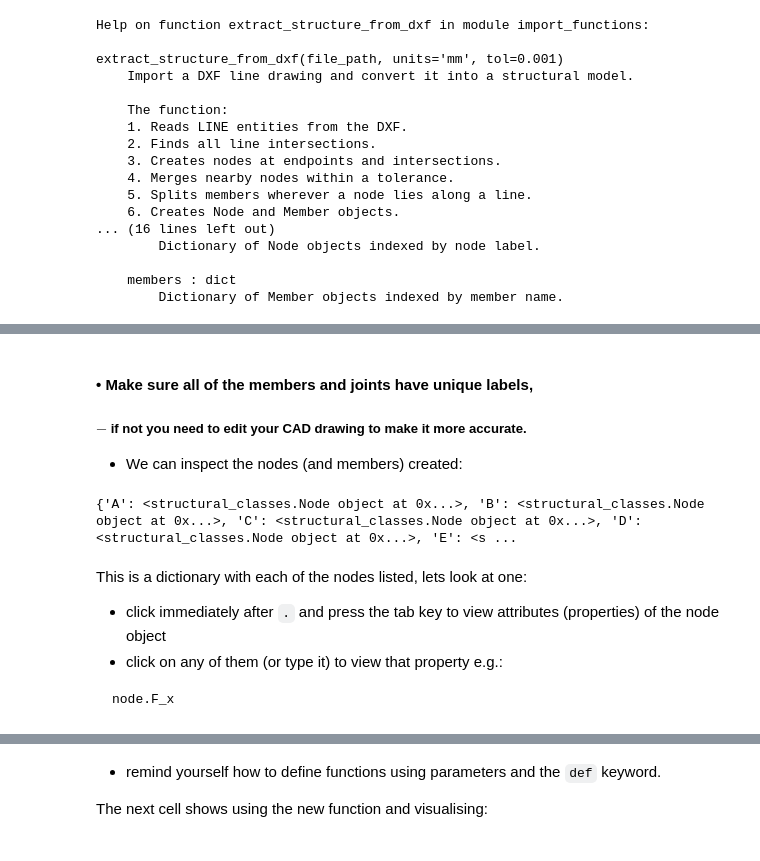
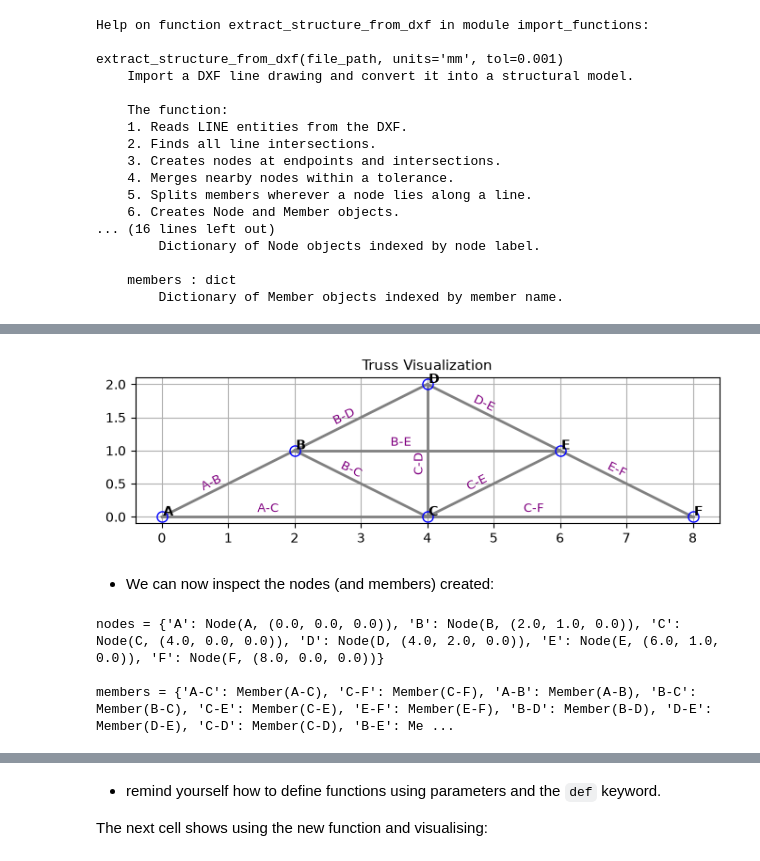
Before and after one commit to AR10498/AR1-Design-Project, a Jupyter notebook: AR10498_Part1_2027.ipynb, the cells around one changed output, grey strips where cells are left out. Saved outputs shown, nothing was run; the diff lists cells and outputs as text; code cells hidden in the pictures.

````diff
--- a/AR10498_Part1_2027.ipynb
+++ b/AR10498_Part1_2027.ipynb
@@ -60,18 +66,20 @@ fig,ax = visualize_truss(nodes, members, textscale=1, show_node_labels=True, sho
+# %%
+############################################
+### MODEL ANSWER - REMOVE BEFORE RELEASE ###
+############################################
+
+nodes, members = extract_structure_from_dxf('structure.dxf', units='mm', tol=0.1)
+fig,ax = visualize_truss(nodes, members, textscale=1, show_node_labels=True, show_member_labels=True)
+# %% [output]
+[figure, added]
 # %% [markdown]
-#### &bullet; **Make sure all of the members and joints have unique labels,**
-#####      $-$ if not you need to edit your CAD drawing to make it more accurate.
-
-* We can inspect the nodes (and members) created:
+* We can now inspect the nodes (and members) created:
 # %%
 # list the nodes
-print(nodes)
+print("nodes =", nodes)
+print()
+print("members =", members)
 # %% [output]
-{'A': <structural_classes.Node object at 0x...>, 'B': <structural_classes.Node object at 0x...>, 'C': <structural_classes.Node object at 0x...>, 'D': <structural_classes.Node object at 0x...>, 'E': <s ...
+nodes = {'A': Node(A, (0.0, 0.0, 0.0)), 'B': Node(B, (2.0, 1.0, 0.0)), 'C': Node(C, (4.0, 0.0, 0.0)), 'D': Node(D, (4.0, 2.0, 0.0)), 'E': Node(E, (6.0, 1.0, 0.0)), 'F': Node(F, (8.0, 0.0, 0.0))}
+
+members = {'A-C': Member(A-C), 'C-F': Member(C-F), 'A-B': Member(A-B), 'B-C': Member(B-C), 'C-E': Member(C-E), 'E-F': Member(E-F), 'B-D': Member(B-D), 'D-E': Member(D-E), 'C-D': Member(C-D), 'B-E': Me ...
-# %% [markdown]
-This is a dictionary with each of the nodes listed, lets look at one:
-* click immediately after `.` and press the tab key to view attributes (properties) of the node object
-* click on any of them (or type it) to view that property
-e.g.:
-```python
-node.F_x
-```
````
Also changed, not shown: parts of 27 cells of this notebook, 9 other files.
